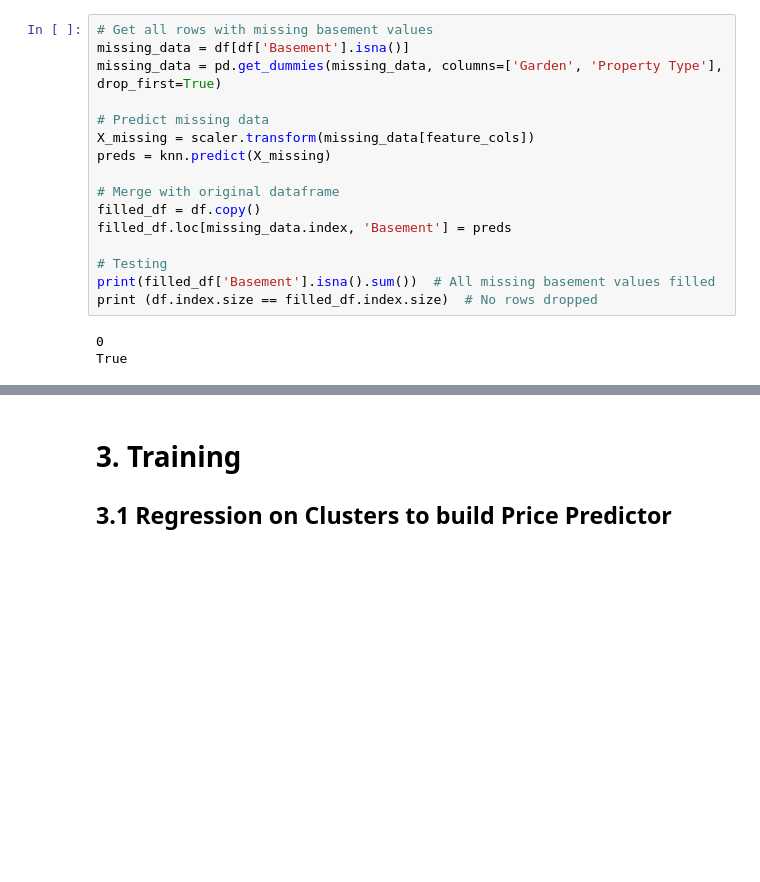
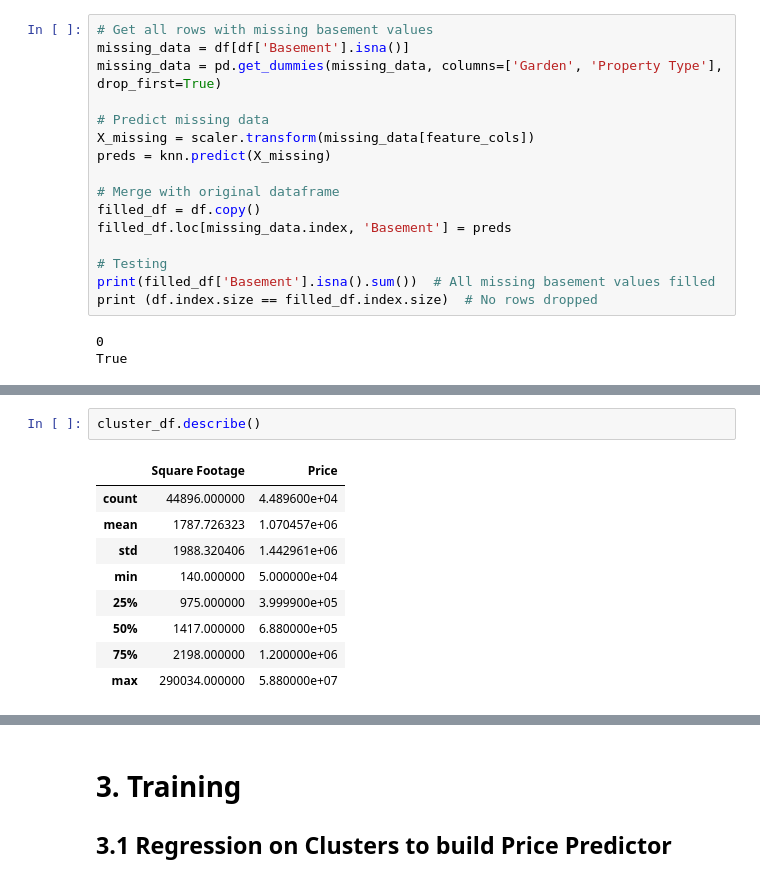
Before and after one commit to mrishab/COMP381_FinalProject, a Jupyter notebook: RealEstateDeals.ipynb, the cells around one changed output, grey strips where cells are left out. Cells and saved outputs as stored; diff of their text form; blank space fills up the shorter version.

```diff
--- a/RealEstateDeals.ipynb
+++ b/RealEstateDeals.ipynb
@@ -199,0 +219,12 @@ True
+# %%
+cluster_df.describe()
+# %% [output]
+|  | Square Footage | Price |
+| count | 44896.000000 | 4.489600e+04 |
+| mean | 1787.726323 | 1.070457e+06 |
+| std | 1988.320406 | 1.442961e+06 |
+| min | 140.000000 | 5.000000e+04 |
+| 25% | 975.000000 | 3.999900e+05 |
+| 50% | 1417.000000 | 6.880000e+05 |
+| 75% | 2198.000000 | 1.200000e+06 |
+| max | 290034.000000 | 5.880000e+07 |
```
Also changed, not shown: parts of 13 cells of this notebook.
